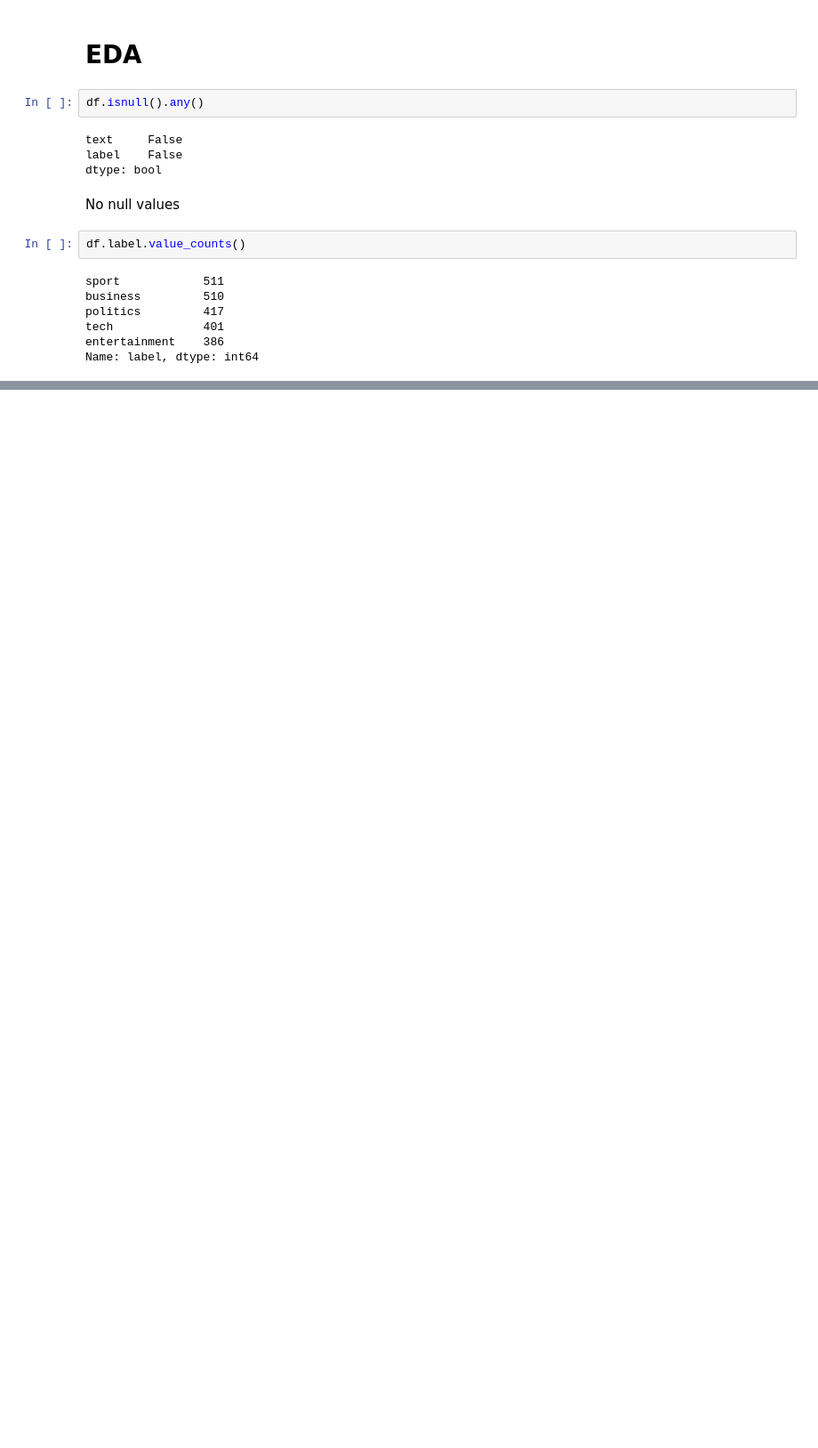
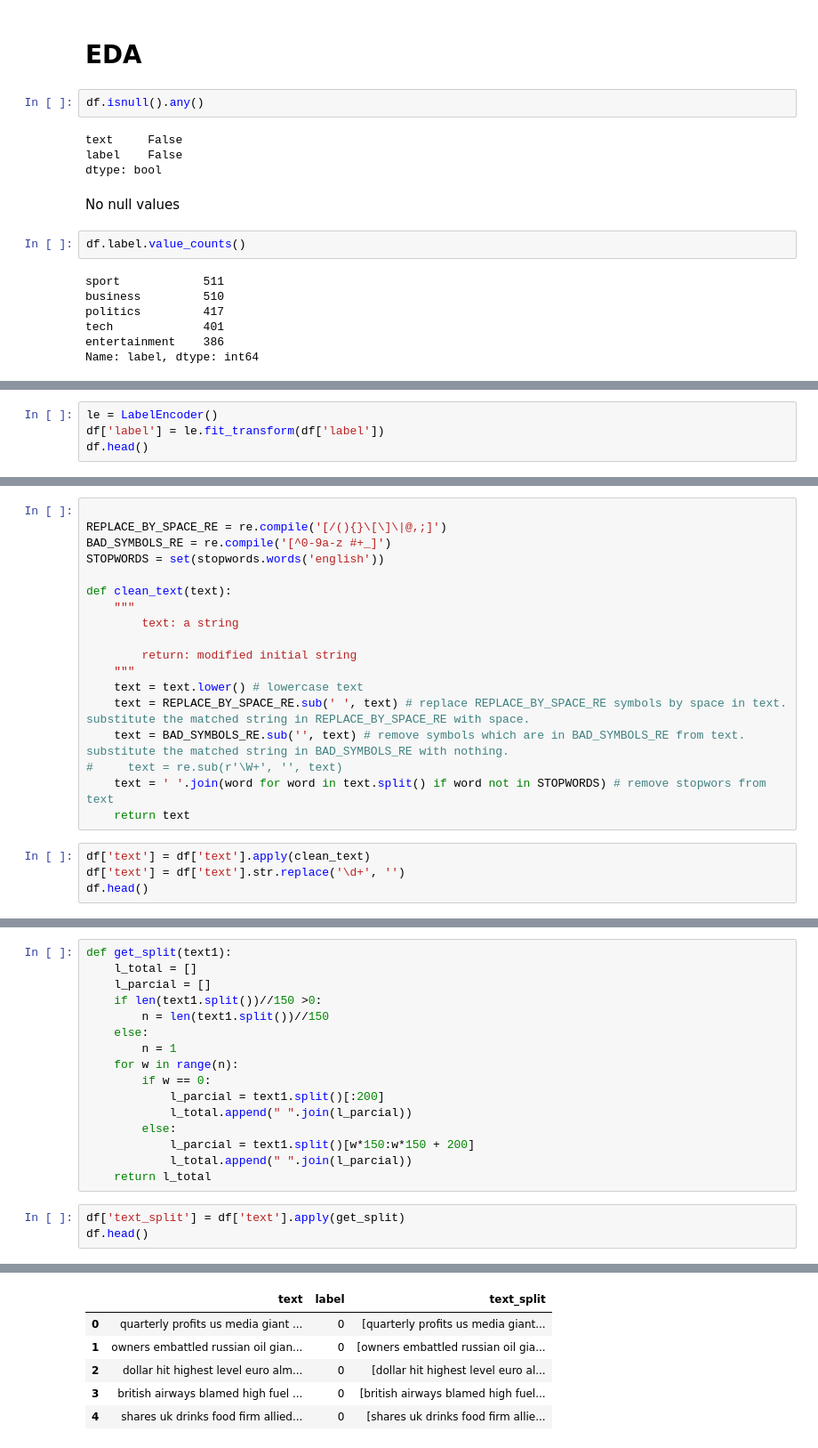
Before and after one commit to bikramdutta/bert_document_classification, a Jupyter notebook: bert_dc_bbc.ipynb, the cells around one changed output, grey strips where cells are left out. Shown: that part at 89% size. Cells and saved outputs as stored; diff of their text form; blank space fills up the shorter version.

```diff
--- a/bert_dc_bbc.ipynb
+++ b/bert_dc_bbc.ipynb
@@ -122,0 +135,4 @@ Name: label, dtype: int64
+# %%
+le = LabelEncoder()
+df['label'] = le.fit_transform(df['label'])
+df.head()
@@ -122,0 +157,22 @@ Name: label, dtype: int64
+# %%
+
+REPLACE_BY_SPACE_RE = re.compile('[/(){}\[\]\|@,;]')
+BAD_SYMBOLS_RE = re.compile('[^0-9a-z #+_]')
+STOPWORDS = set(stopwords.words('english'))
+
+def clean_text(text):
+    """
+        text: a string
+
+        return: modified initial string
+    """
+    text = text.lower() # lowercase text
+    text = REPLACE_BY_SPACE_RE.sub(' ', text) # replace REPLACE_BY_SPACE_RE symbols by space in text. substitute the matched string in REPLACE_BY_SPACE_RE with space.
+    text = BAD_SYMBOLS_RE.sub('', text) # remove symbols which are in BAD_SYMBOLS_RE from text. substitute the matched string in BAD_SYMBOLS_RE with nothing.
+#     text = re.sub(r'\W+', '', text)
+    text = ' '.join(word for word in text.split() if word not in STOPWORDS) # remove stopwors from text
+    return text
+# %%
+df['text'] = df['text'].apply(clean_text)
+df['text'] = df['text'].str.replace('\d+', '')
+df.head()
@@ -122,0 +197,20 @@ Name: label, dtype: int64
+# %%
+def get_split(text1):
+    l_total = []
+    l_parcial = []
+    if len(text1.split())//150 >0:
+        n = len(text1.split())//150
+    else:
+        n = 1
+    for w in range(n):
+        if w == 0:
+            l_parcial = text1.split()[:200]
+            l_total.append(" ".join(l_parcial))
+        else:
+            l_parcial = text1.split()[w*150:w*150 + 200]
+            l_total.append(" ".join(l_parcial))
+    return l_total
+# %%
+df['text_split'] = df['text'].apply(get_split)
+df.head()
+# %% [output]
@@ -122,0 +222,6 @@ Name: label, dtype: int64
+|  | text | label | text_split |
+| 0 | quarterly profits us media giant ... | 0 | [quarterly profits us media giant... |
+| 1 | owners embattled russian oil gian... | 0 | [owners embattled russian oil gia... |
+| 2 | dollar hit highest level euro alm... | 0 | [dollar hit highest level euro al... |
+| 3 | british airways blamed high fuel ... | 0 | [british airways blamed high fuel... |
+| 4 | shares uk drinks food firm allied... | 0 | [shares uk drinks food firm allie... |
```
Also changed, not shown: parts of 35 cells of this notebook.
